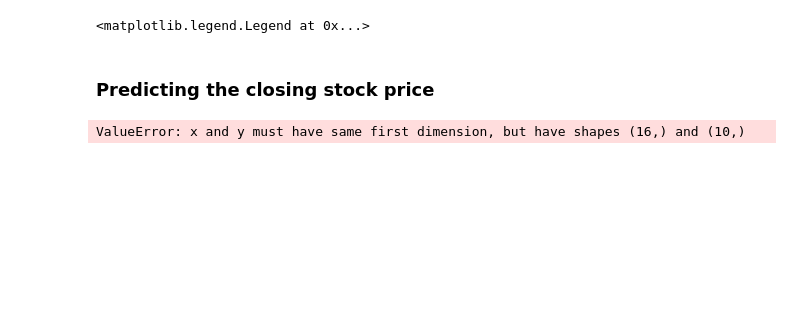
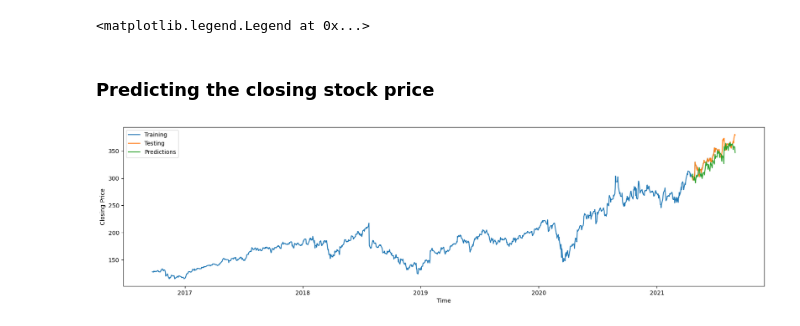
Before and after one commit to gonepas/stock-predict, a Jupyter notebook: LSTM.ipynb, the cells around one changed output. Drawn from its saved outputs; the diff is of its cells as text; code cells hidden in the pictures; blank space fills up the shorter version.

```diff
--- a/LSTM.ipynb
+++ b/LSTM.ipynb
@@ -159,7 +159,7 @@ StkData["Date"] = pd.to_datetime(StkData["Date"])
 # %% [markdown]
 ###Split the Data into Training and Test set
 # %%
-StkData_Date = '2021-08-20'
+StkData_Date = '2021-04-08'
 StkData_Train_X, StkData_Train_Y, StkData_Test_X, StkData_Test_Y = Dataset(StkData, StkData_Date)
 # %% [markdown]
 ### Model Fitting
@@ -219,15 +219,15 @@ ax2.legend()
 StkData_prediction = StkData_Model.predict(StkData_Test_X)
 # %%
 plt.figure(figsize=(20, 5))
-plt.plot(StkData['Date'][StkData['Date'] < '2021-08-20'], StkData['Adj Close'][StkData['Date'] < '2021-08-20'], label = 'Training')
-plt.plot(StkData['Date'][StkData['Date'] >= '2021-08-06'], StkData['Adj Close'][StkData['Date'] >= '2021-08-06'], label = 'Testing')
-plt.plot(StkData['Date'][StkData['Date'] >= '2021-08-20'], StkData_prediction.reshape(-1), label = 'Predictions')
+plt.plot(StkData['Date'][StkData['Date'] < '2021-07-09'], StkData['Adj Close'][StkData['Date'] < '2021-07-09'], label = 'Training')
+plt.plot(StkData['Date'][StkData['Date'] >= '2021-04-19'], StkData['Adj Close'][StkData['Date'] >= '2021-04-19'], label = 'Testing')
+plt.plot(StkData['Date'][StkData['Date'] >= '2021-04-19'], StkData_prediction.reshape(-1), label = 'Predictions')
 plt.xlabel('Time')
 plt.ylabel('Closing Price')
 plt.legend(loc = 'best')
 plt.show()
 # %% [output]
-ValueError: x and y must have same first dimension, but have shapes (16,) and (10,)
+[figure, added]
 # %%
 rmse = math.sqrt(mean_squared_error(StkData_Test_Y.reshape(-1, 5), StkData_prediction))
 mape = np.mean(np.abs(StkData_prediction - StkData_Test_Y.reshape(-1, 5))/np.abs(StkData_Test_Y.reshape(-1, 5)))
```
Also changed, not shown: parts of 7 cells of this notebook, 3 other files.
